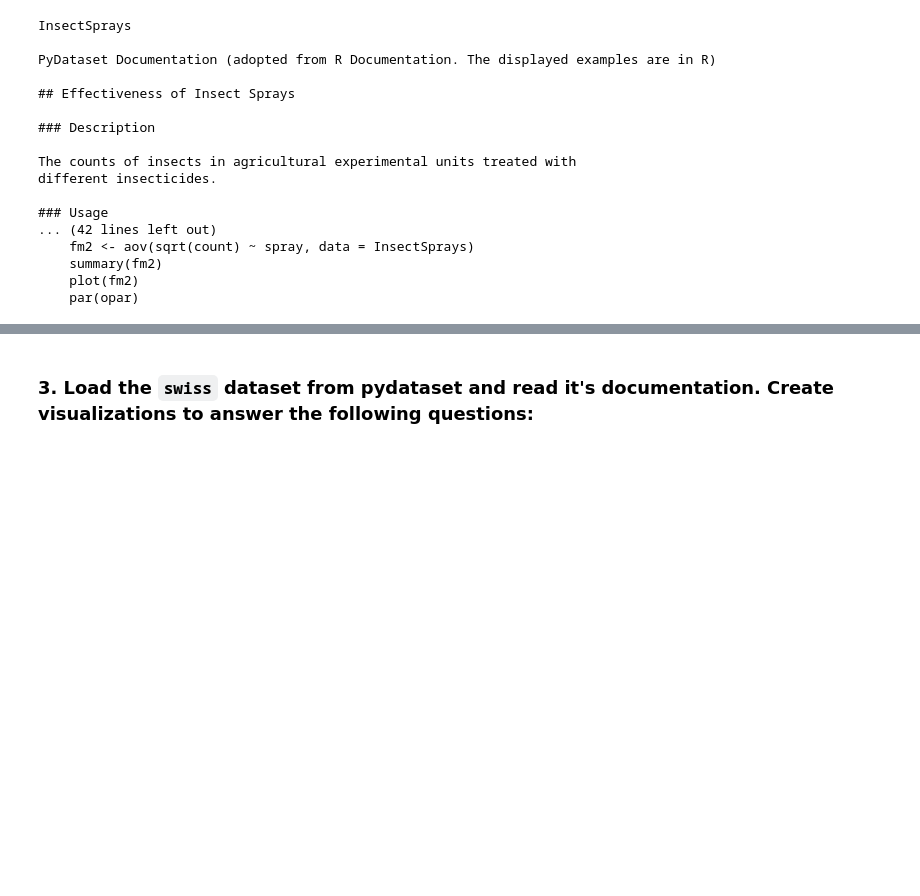
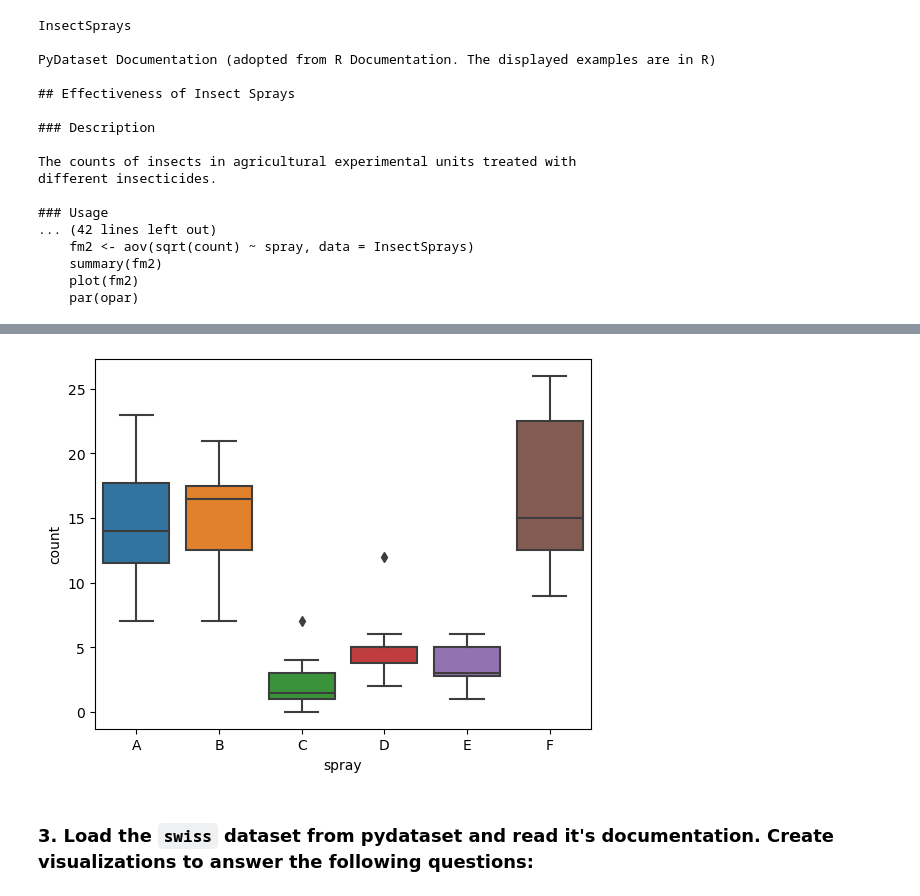
Before and after one commit to Josue-Gonzalez627/ds-libraries-exercises, a Jupyter notebook: seaborn_exercises.ipynb, the cells around one changed output, grey strips where cells are left out. Drawn from its saved outputs; the diff is of its cells as text; code cells hidden in the pictures; blank space fills up the shorter version.

```diff
--- a/seaborn_exercises.ipynb
+++ b/seaborn_exercises.ipynb
@@ -172,3 +174,7 @@ different insecticides.
+# %%
+sns.boxplot(data=df, x='spray', y='count');
+# %% [output]
+[figure, added]
 # %% [markdown]
 ### 3. Load the `swiss` dataset from pydataset and read it's documentation. Create visualizations to answer the following questions:
 # %%
```
Also changed, not shown: parts of 17 cells of this notebook.
